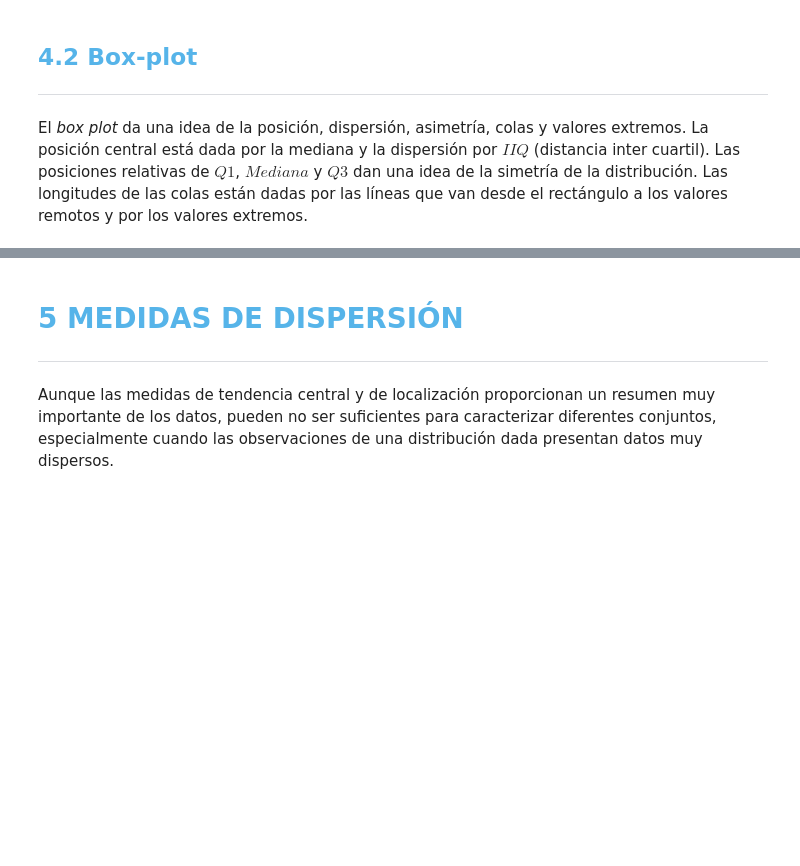
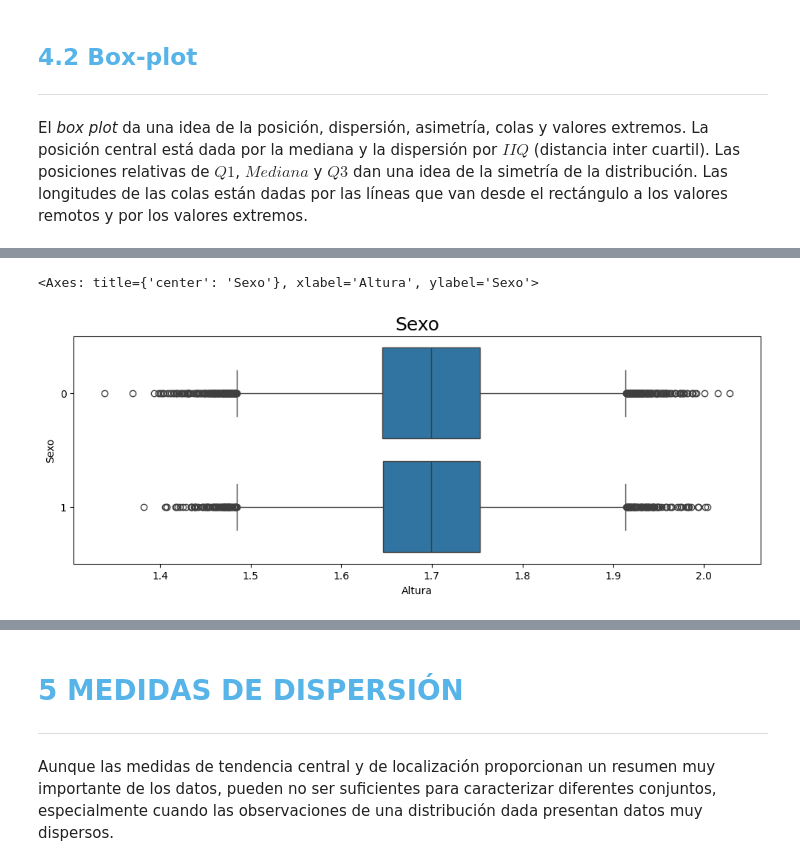
Before and after one commit to MUXULCRACK/Data-Science, a Jupyter notebook: Curso_de_Estadística_con_Python_1.ipynb, the cells around one changed output, grey strips where cells are left out. Saved outputs shown, nothing was run; the diff lists cells and outputs as text; code cells hidden in the pictures; blank space fills up the shorter version.

```diff
--- a/Curso_de_Estadística_con_Python_1.ipynb
+++ b/Curso_de_Estadística_con_Python_1.ipynb
@@ -975,0 +1067,11 @@ El *box plot* da una idea de la posición, dispersión, asimetría, colas y valo
+# %%
+ax = sns.boxplot(x= 'Altura', y='Sexo', data = datos, orient = 'h')
+
+
+
+ax.figure.set_size_inches(12,4)
+ax.set_title('Sexo', fontsize =18)
+ax
+# %% [output]
+<Axes: title={'center': 'Sexo'}, xlabel='Altura', ylabel='Sexo'>
+[figure, added]
```
Also changed, not shown: parts of 35 cells of this notebook.
